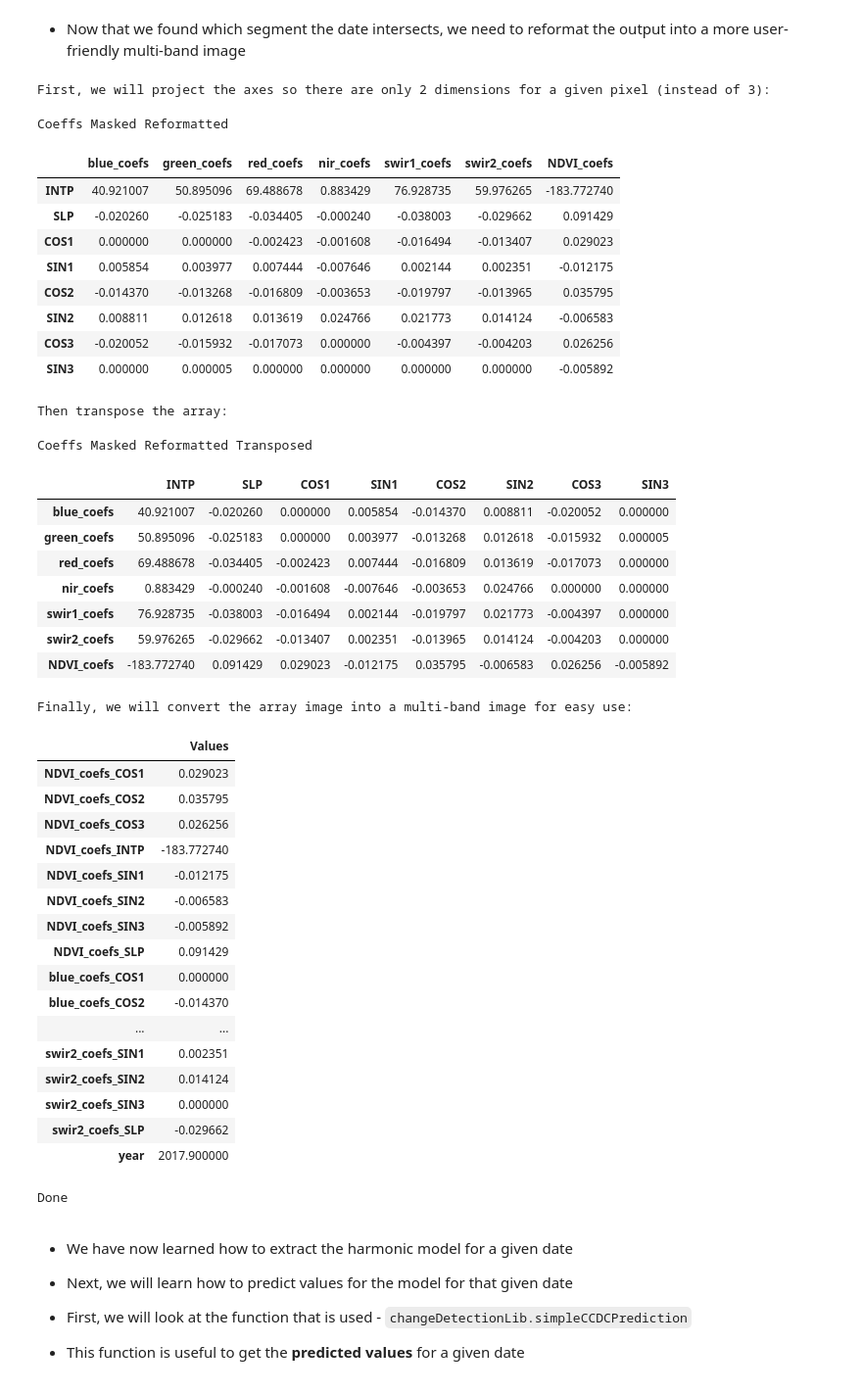
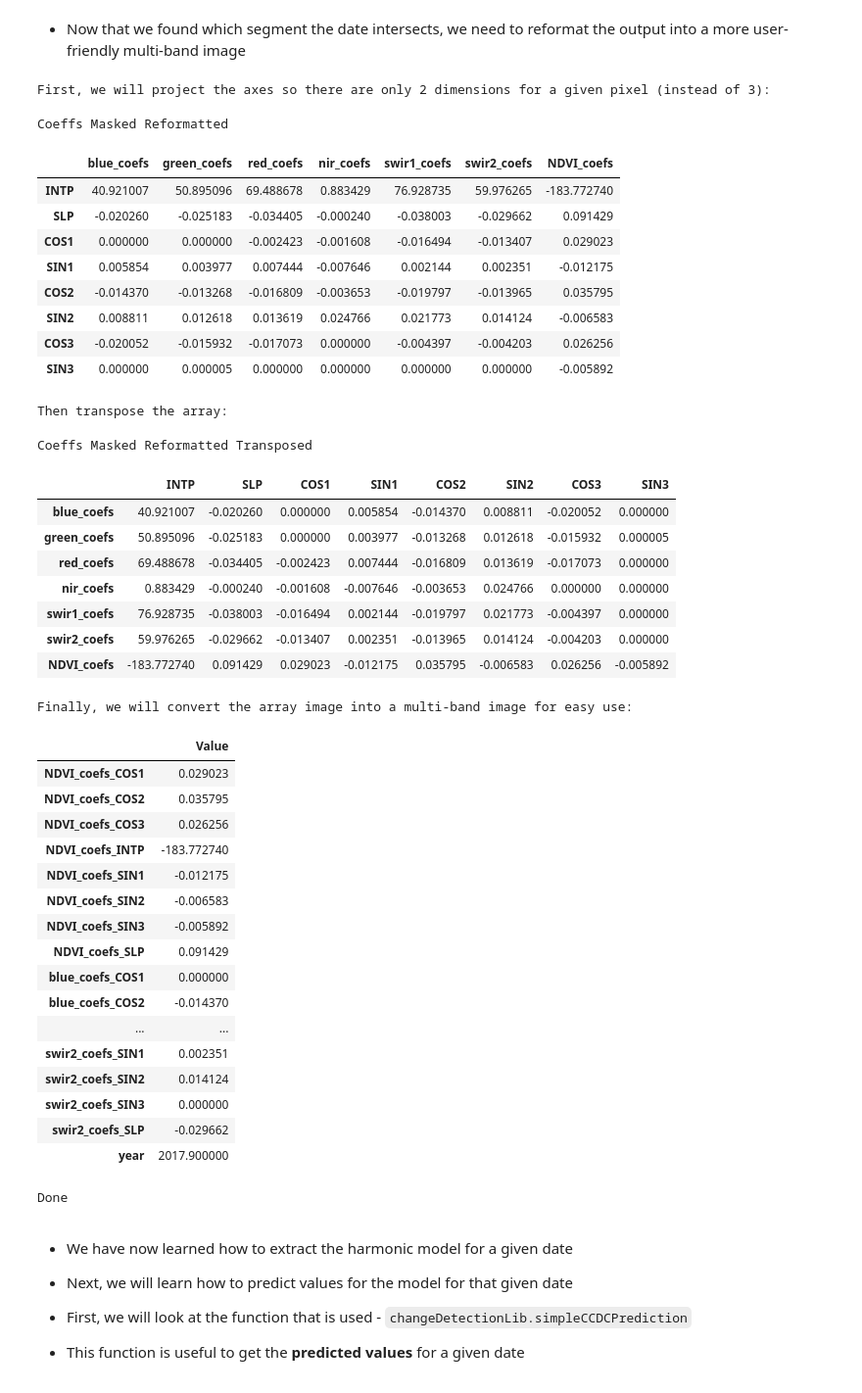
Before and after one commit to redcastle-resources/lcms-training, a Jupyter notebook: 3.2-CCDC_and_Scaling_Over_Large_Areas.ipynb, the cells around one changed output. Shown: that part at 98% size. Drawn from its saved outputs; the diff is of its cells as text; code cells hidden in the pictures.

```diff
--- a/3.2-CCDC_and_Scaling_Over_Large_Areas.ipynb
+++ b/3.2-CCDC_and_Scaling_Over_Large_Areas.ipynb
@@ -837,36 +905,36 @@ coeffsSeg = coeffsSeg.arrayFlatten([ee.List(bns),ee.List(harmonicTag)])
 
 # Format into a dataframe
 coeffsSeg = timeImg.addBands(coeffsSeg)
-vals = coeffsSeg.reduceRegion(ee.Reducer.first(),pt,scale=None,crs = crs, crsTransform = transform).getInfo()
-df = g2p.pandas.DataFrame(list(vals.values()),index = list(vals.keys()),columns=['Values'])
+df = g2p.extractPointValuesToDataFrame(coeffsSeg,pt,scale=None,crs = crs, transform = transform).transpose()
+df.columns = ['Value']
 display(df)
 
 
 print('Done')
 # %% [output]
 First, we will project the axes so there are only 2 dimensions for a given pixel (instead of 3):
 Coeffs Masked Reformatted
 |  | blue_coefs | green_coefs | red_coefs | nir_coefs | swir1_coefs | swir2_coefs | NDVI_coefs |
 | INTP | 40.921007 | 50.895096 | 69.488678 | 0.883429 | 76.928735 | 59.976265 | -183.772740 |
 | SLP | -0.020260 | -0.025183 | -0.034405 | -0.000240 | -0.038003 | -0.029662 | 0.091429 |
 | COS1 | 0.000000 | 0.000000 | -0.002423 | -0.001608 | -0.016494 | -0.013407 | 0.029023 |
 | SIN1 | 0.005854 | 0.003977 | 0.007444 | -0.007646 | 0.002144 | 0.002351 | -0.012175 |
 | COS2 | -0.014370 | -0.013268 | -0.016809 | -0.003653 | -0.019797 | -0.013965 | 0.035795 |
 | SIN2 | 0.008811 | 0.012618 | 0.013619 | 0.024766 | 0.021773 | 0.014124 | -0.006583 |
 | COS3 | -0.020052 | -0.015932 | -0.017073 | 0.000000 | -0.004397 | -0.004203 | 0.026256 |
 | SIN3 | 0.000000 | 0.000005 | 0.000000 | 0.000000 | 0.000000 | 0.000000 | -0.005892 |
 Then transpose the array:
 Coeffs Masked Reformatted Transposed
 |  | INTP | SLP | COS1 | SIN1 | COS2 | SIN2 | COS3 | SIN3 |
 | blue_coefs | 40.921007 | -0.020260 | 0.000000 | 0.005854 | -0.014370 | 0.008811 | -0.020052 | 0.000000 |
 | green_coefs | 50.895096 | -0.025183 | 0.000000 | 0.003977 | -0.013268 | 0.012618 | -0.015932 | 0.000005 |
 | red_coefs | 69.488678 | -0.034405 | -0.002423 | 0.007444 | -0.016809 | 0.013619 | -0.017073 | 0.000000 |
 | nir_coefs | 0.883429 | -0.000240 | -0.001608 | -0.007646 | -0.003653 | 0.024766 | 0.000000 | 0.000000 |
 | swir1_coefs | 76.928735 | -0.038003 | -0.016494 | 0.002144 | -0.019797 | 0.021773 | -0.004397 | 0.000000 |
 | swir2_coefs | 59.976265 | -0.029662 | -0.013407 | 0.002351 | -0.013965 | 0.014124 | -0.004203 | 0.000000 |
 | NDVI_coefs | -183.772740 | 0.091429 | 0.029023 | -0.012175 | 0.035795 | -0.006583 | 0.026256 | -0.005892 |
 Finally, we will convert the array image into a multi-band image for easy use:
-|  | Values |
+|  | Value |
 | NDVI_coefs_COS1 | 0.029023 |
 | NDVI_coefs_COS2 | 0.035795 |
 | NDVI_coefs_COS3 | 0.026256 |
```
Also changed, not shown: parts of 12 cells of this notebook, 1 other file.
